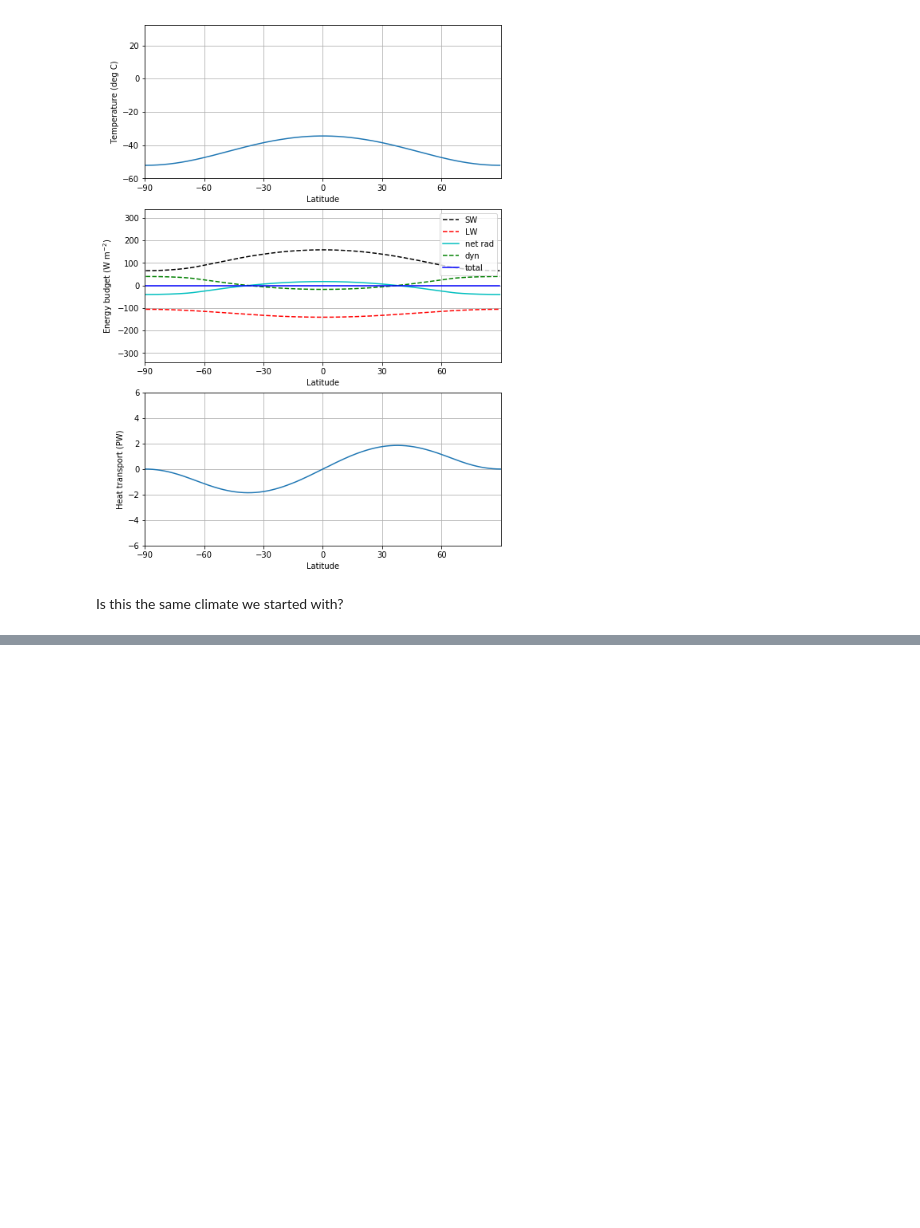
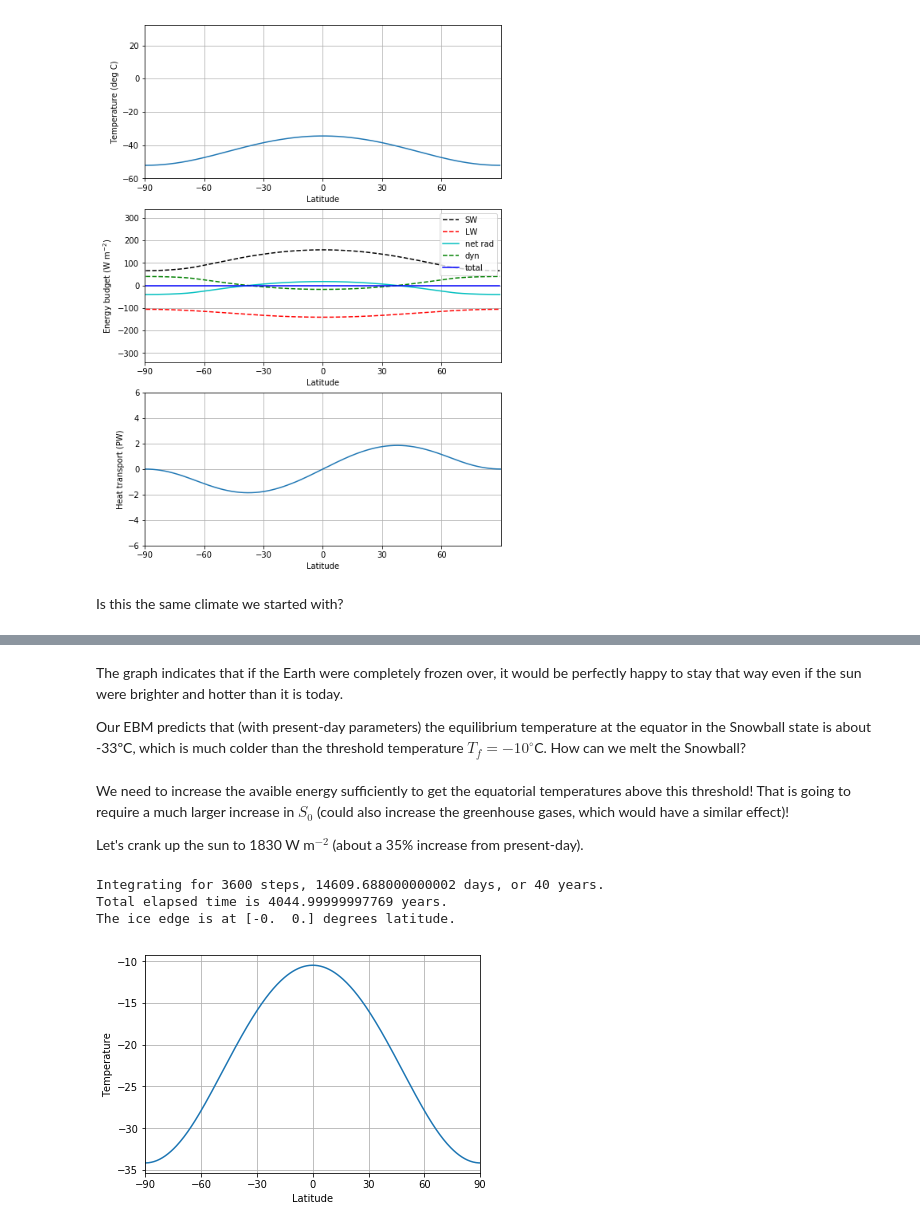
Before and after one commit to brian-rose/env-415, a Jupyter notebook: notes/L17_albedo_feedback.ipynb, the cells around one changed output, grey strips where cells are left out. Saved outputs shown, nothing was run; the diff lists cells and outputs as text; code cells hidden in the pictures; blank space fills up the shorter version.

```diff
--- a/notes/L17_albedo_feedback.ipynb
+++ b/notes/L17_albedo_feedback.ipynb
@@ -350,0 +483,23 @@ You will look at this in your homework assignment.
+# %% [markdown]
+The graph indicates that if the Earth were completely frozen over, it would be perfectly happy to stay that way even if the sun were brighter and hotter than it is today.
+
+Our EBM predicts that (with present-day parameters) the equilibrium temperature at the equator in the Snowball state is about -33ºC, which is much colder than the threshold temperature $T_f = -10^\circ$C. How can we melt the Snowball?
+# %% [markdown]
+We need to increase the avaible energy sufficiently to get the equatorial temperatures above this threshold! That is going to require a much larger increase in $S_0$ (could also increase the greenhouse gases, which would have a similar effect)!
+
+Let's crank up the sun to 1830 W m$^{-2}$ (about a 35% increase from present-day).
+# %%
+my_ticks = [-90,-60,-30,0,30,60,90]
+
+model4 = climlab.process_like(model2)  # initialize with cold Snowball temperature
+model4.subprocess['insolation'].S0 = 1830.
+model4.integrate_years(40)
+plt.plot(model4.lat, model4.Ts)
+plt.xlim(-90,90); plt.ylabel('Temperature'); plt.xlabel('Latitude')
+plt.grid(); plt.xticks(my_ticks)
+print('The ice edge is at ' + str(model4.icelat) + ' degrees latitude.' )
+# %% [output]
+Integrating for 3600 steps, 14609.688000000002 days, or 40 years.
+Total elapsed time is 4044.99999997769 years.
+The ice edge is at [-0.  0.] degrees latitude.
+[figure, added]
```
Also changed, not shown: parts of 45 cells of this notebook, 5 other files.
